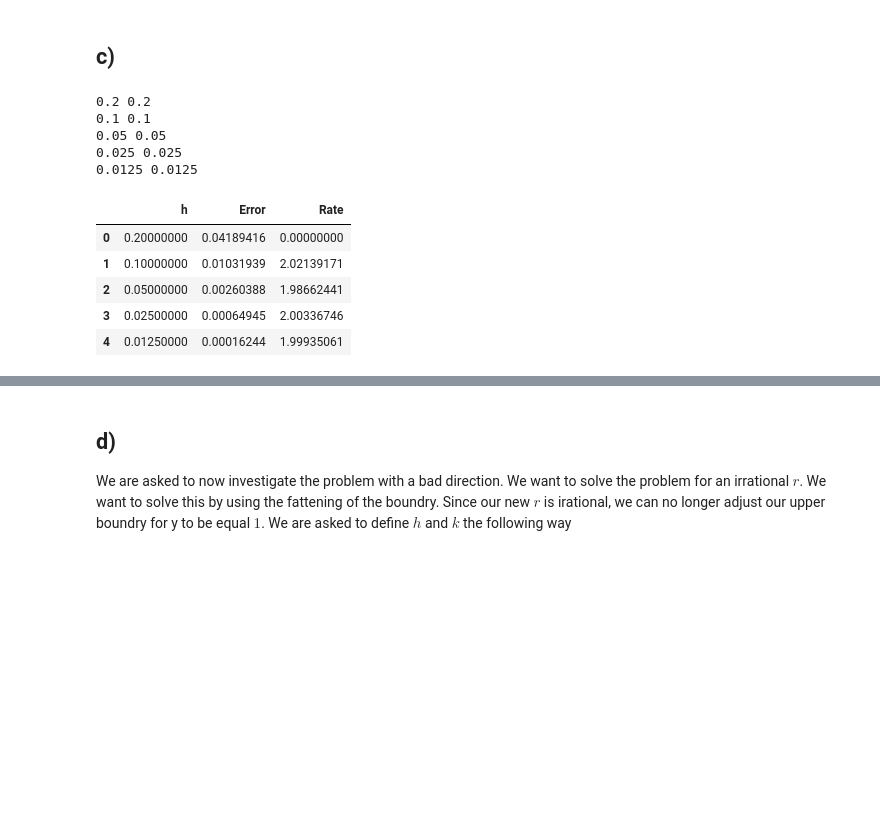
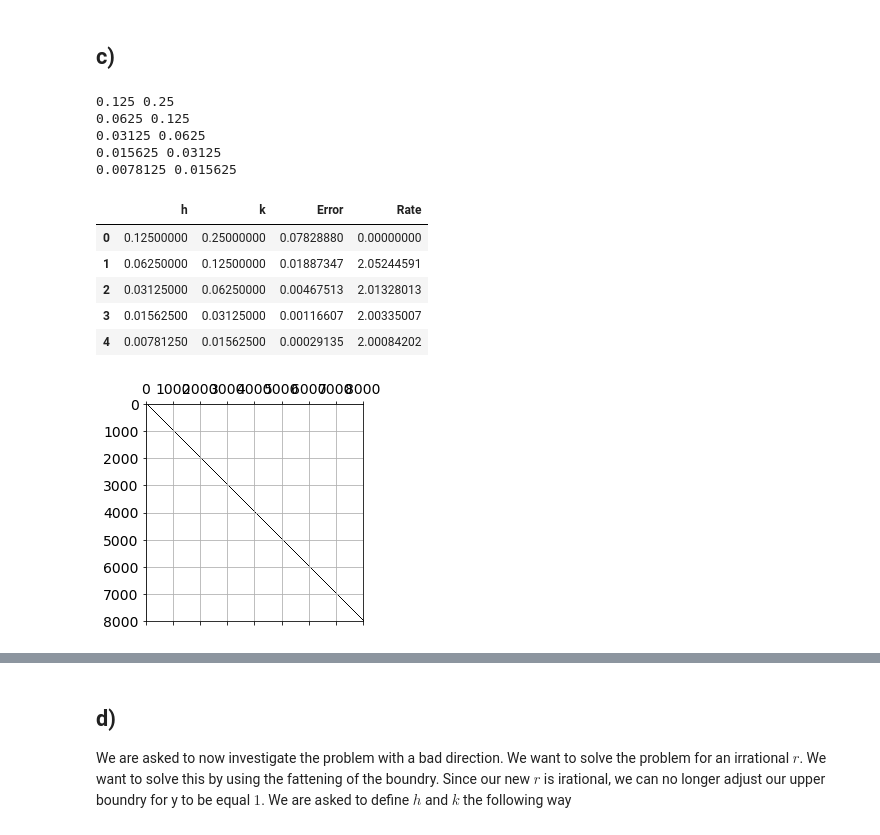
Before and after one commit to markus0800/num.diff-project-1, a Jupyter notebook: Project 1.ipynb, the cells around one changed output, grey strips where cells are left out. Cells and saved outputs as stored; diff of their text form; code cells hidden in the pictures; blank space fills up the shorter version.

```diff
--- a/Project 1.ipynb
+++ b/Project 1.ipynb
@@ -54,8 +54,9 @@ def uy_0(x,y):      #X=0
 def uy_1(x,y):      #X=1
     return np.sin(np.pi*x)*np.sin(np.pi*y)
 
-def RHS(x,y,a):     # Right hand side
-    return -(np.pi**2*a*1*np.cos(np.pi*x)*np.cos(np.pi*y)-np.pi**2*(a+1)*np.sin(np.pi*x)*np.sin(np.pi*y)-np.pi**2*1**2*np.sin(np.pi*x)*np.sin(np.pi*y))
+def RHS(x,y,a,h,k):     # Right hand side
+    r=k/h
+    return -(np.pi**2*a*r*np.cos(np.pi*x)*np.cos(np.pi*y)-np.pi**2*(a+1)*np.sin(np.pi*x)*np.sin(np.pi*y)-np.pi**2*r**2*np.sin(np.pi*x)*np.sin(np.pi*y))
 
 
 def analyticSol(x,y):
@@ -73,8 +74,8 @@ def analyticE(x,y): #X=1
 def analyticW(x,y): #X=0
     return analyticSol(x,y)
 
-def RHS_2(x,y,a): #Right hand side
-    r=1
+def RHS_2(x,y,a,h,k): #Right hand side
+    r=k/h
     return -(2*(a+1)*np.cos(5*y) - 20*r*x*np.sin(5*y) - 25*r**2*x**2*np.cos(5*y))
 # %%
 #Reuse code from lecture notes
@@ -159,7 +160,7 @@ def solver(BVP, a, M=10, N=10):
     U[:,-1]=y_1_values[::1]
 
     A=tridiag(a,h,k,N+1,M+1)
-    #plt.spy(A)
+    plt.spy(A)
 
 
 
@@ -167,20 +168,20 @@ def solver(BVP, a, M=10, N=10):
 
     for i in range(len(g_vec)):
         if(i%(M-1)==0):
-            g_vec[i]+=-a*y_0_values[i//(M-1)+1]/(h**2) - y_0_values[i//(M-1)]/(h**2)
+            g_vec[i]+=-a*y_0_values[i//(M-1)+1] - y_0_values[i//(M-1)]
 
         elif((i+1)%(M-1)==0):
-            g_vec[i]+=-a*y_1_values[i//(M-1)+1]/(h**2) - y_1_values[i//(M-1)+2]/(h**2)
+            g_vec[i]+=-a*y_1_values[i//(M-1)+1] - y_1_values[i//(M-1)+2]
 
         if(i>0 and i<(M-1)):
-            g_vec[i]+=-x_0_values[i]/(h**2)
+            g_vec[i]+=-x_0_values[i]
 
         elif((M-1)*(N-2) <= i <= (M-1)*(N-1)-2):
-            g_vec[i]+=-x_1_values[i%(M-1)+2]/(h**2)
+            g_vec[i]+=-x_1_values[i%(M-1)+2]
 
 
-    f_vec=BVP.RHS(coord[:,0],coord[:,1],a)
-    U_vec=np.linalg.solve(A,f_vec-g_vec)
+    f_vec=BVP.RHS(coord[:,0],coord[:,1],a,h,k)
+    U_vec=np.linalg.solve(A,f_vec-g_vec/h**2)
     U_array = np.reshape(U_vec, (N-1, M-1))
 
     U[1:-1,1:-1]=U_array
@@ -192,10 +193,10 @@ test_BVP=BVP(0, 1, 0, 1, ux_0, ux_1, uy_0, uy_1, RHS)
 test_BVP_2=BVP(0, 1, 0, 1, analyticW,analyticN,analyticS,analyticE,RHS_2)
 
 
-U, x_grid, y_grid=solver(test_BVP_2, a, M=40,N=40)
+U, x_grid, y_grid=solver(test_BVP_2, a, M=8,N=4)
 X, Y = np.meshgrid(x_grid,y_grid)
 
-solution=analyticSol(X,Y)
+solution=analyticS(X,Y)
 
 
 
@@ -216,40 +218,45 @@ def convergence_test_space(u_analytic, test_problem, solver=solver):
     a=2
     P = 5
     Hconv = np.zeros(P)
+    Kconv = np.zeros(P)
     Econv = np.zeros(P)
-    M = 5
+    M = 8
     for p in range(P):
-        U, x, y = solver(test_problem, a, M=M, N=M)
+        N=int(M/2)
+        U, x, y = solver(test_problem, a, M, N)
         X, Y = np.meshgrid(x,y)
         Eh = u_analytic(X,Y)-U
         Hconv[p] = (x[1]-x[0])
+        Kconv[p] = (y[1]-y[0])
         Econv[p] = np.max(np.abs(Eh))
         M = 2*M
+
     order = np.polyfit(np.log(Hconv),np.log(Econv),1)[0]
-    return Hconv, Econv, order
+    return Hconv, Kconv, Econv, order
 # %%
-H, E, p = convergence_test_space(analyticSol, test_BVP_2, solver)
+H, K, E, p = convergence_test_space(ux_1, test_BVP, solver)
 #H, E, p = convergence_test_space(uy_1, test_BVP, solver)
 
 
 import pandas as pd #To format the output of the notebook.
 Rate=np.zeros(np.size(E))
 Rate[1:]=np.log10(E[1:]/E[:-1])/np.log10(H[1:]/H[:-1])
 pd.options.display.float_format = '{:.8f}'.format
-df = pd.DataFrame(data={'h': H, 'Error': E ,'Rate':Rate})
+df = pd.DataFrame(data={'h': H,'k':K, 'Error': E , 'Rate':Rate})
 df
 # %% [output]
-0.2 0.2
-0.1 0.1
-0.05 0.05
-0.025 0.025
-0.0125 0.0125
+0.125 0.25
+0.0625 0.125
+0.03125 0.0625
+0.015625 0.03125
+0.0078125 0.015625
-|  | h | Error | Rate |
-| 0 | 0.20000000 | 0.04189416 | 0.00000000 |
-| 1 | 0.10000000 | 0.01031939 | 2.02139171 |
-| 2 | 0.05000000 | 0.00260388 | 1.98662441 |
-| 3 | 0.02500000 | 0.00064945 | 2.00336746 |
-| 4 | 0.01250000 | 0.00016244 | 1.99935061 |
+|  | h | k | Error | Rate |
+| 0 | 0.12500000 | 0.25000000 | 0.07828880 | 0.00000000 |
+| 1 | 0.06250000 | 0.12500000 | 0.01887347 | 2.05244591 |
+| 2 | 0.03125000 | 0.06250000 | 0.00467513 | 2.01328013 |
+| 3 | 0.01562500 | 0.03125000 | 0.00116607 | 2.00335007 |
+| 4 | 0.00781250 | 0.01562500 | 0.00029135 | 2.00084202 |
+[figure, added]
 # %%
 plt.loglog(H,E,'o-', label='p={:.2f}'.format(p))
 plt.grid('on')
```
Also changed, not shown: parts of 5 cells of this notebook.
